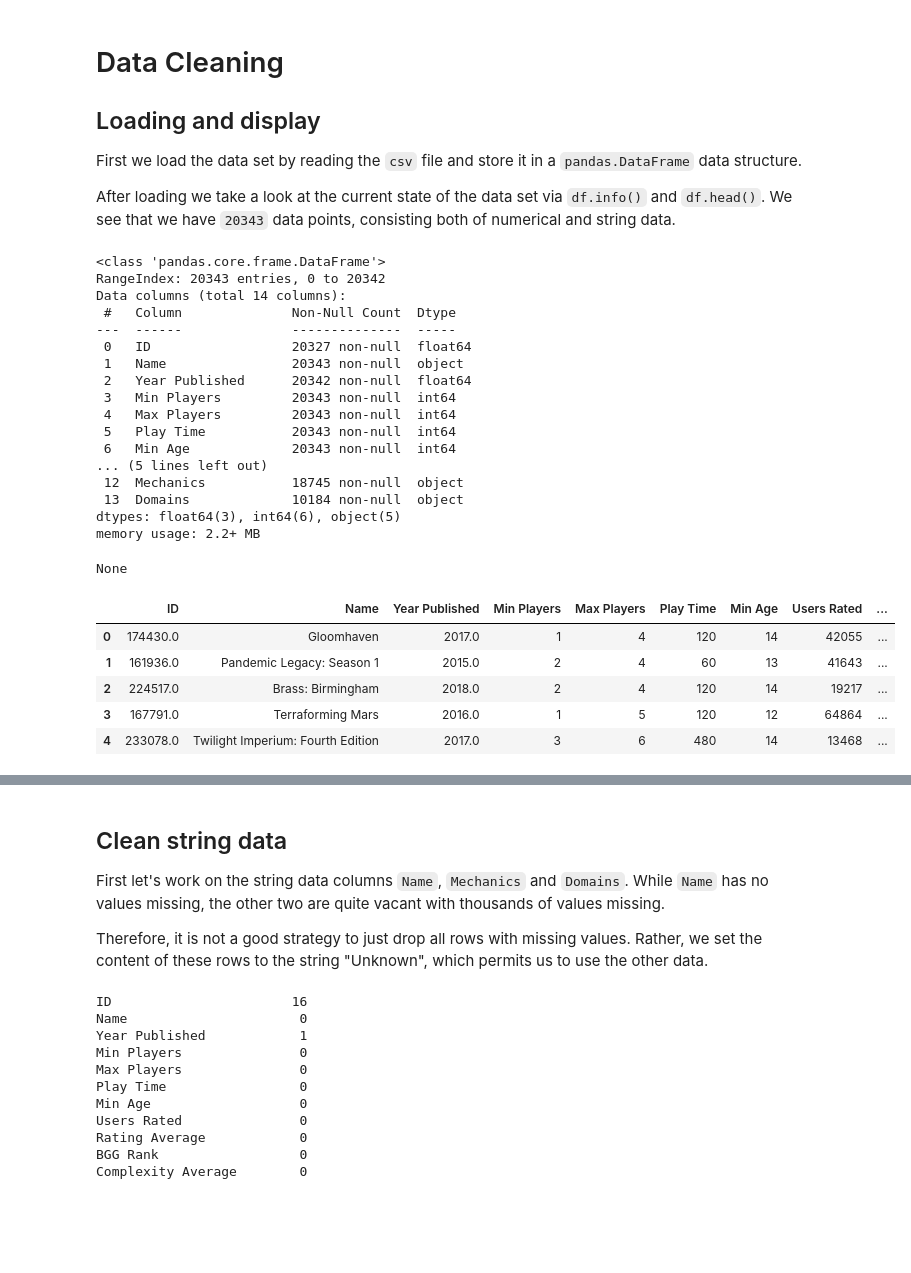
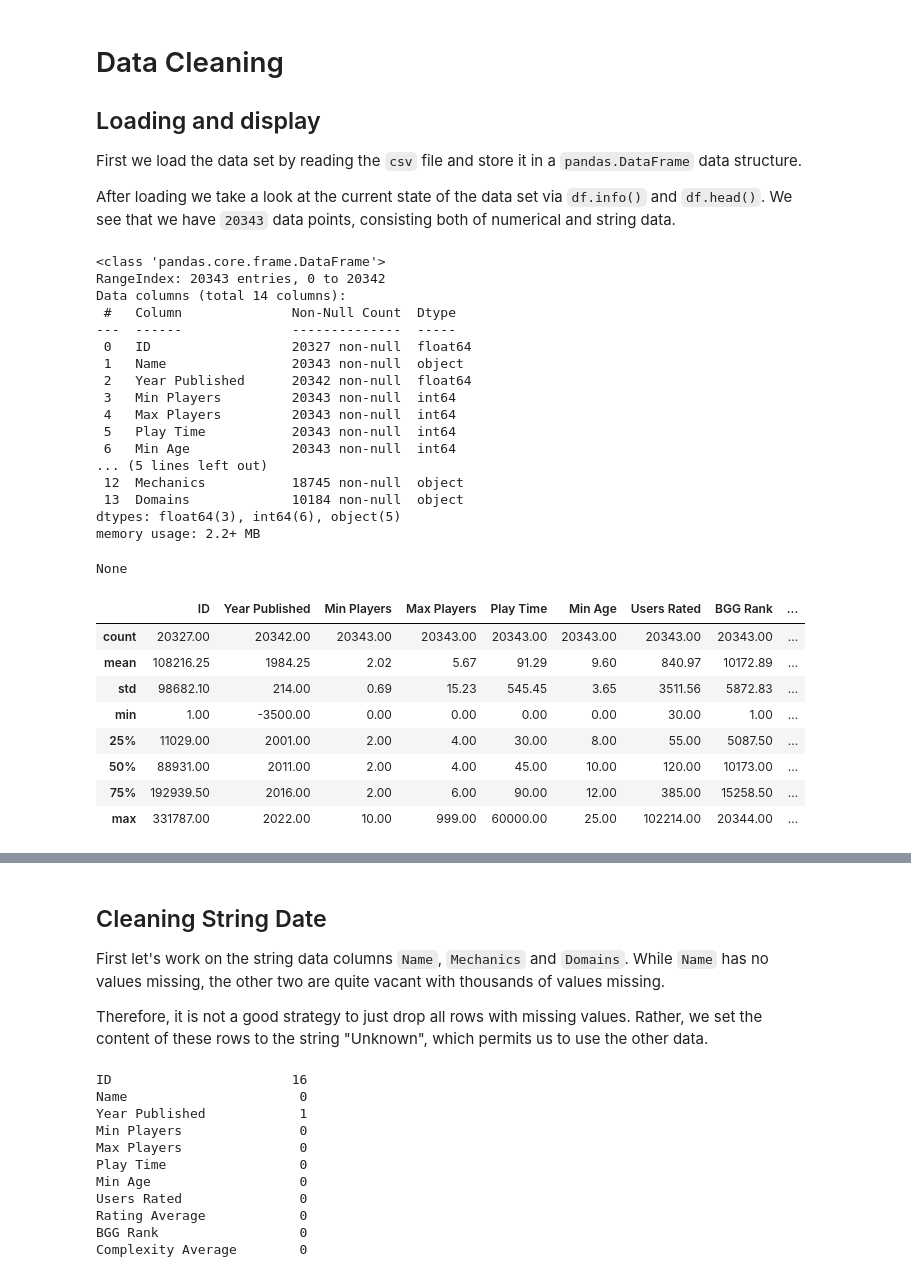
Before and after one commit to AlexanderAdel/dopp-board-games, a Jupyter notebook: jupyter-notebook.ipynb, the cells around one changed output, grey strips where cells are left out. Saved outputs shown, nothing was run; the diff lists cells and outputs as text; code cells hidden in the pictures; blank space fills up the shorter version.

```diff
--- a/jupyter-notebook.ipynb
+++ b/jupyter-notebook.ipynb
@@ -39,32 +77,36 @@ After loading we take a look at the current state of the data set via `df.info()
 # %%
 # Load data set
 df = pd.read_csv("data/bgg_dataset.csv", sep=";")
 
 # Display current data set
 display(df.info())
+display(df.describe())
 display(df.head())
 # %% [output]
 <class 'pandas.core.frame.DataFrame'>
 RangeIndex: 20343 entries, 0 to 20342
 Data columns (total 14 columns):
  #   Column              Non-Null Count  Dtype
 ---  ------              --------------  -----
  0   ID                  20327 non-null  float64
  1   Name                20343 non-null  object
  2   Year Published      20342 non-null  float64
  3   Min Players         20343 non-null  int64
  4   Max Players         20343 non-null  int64
  5   Play Time           20343 non-null  int64
  6   Min Age             20343 non-null  int64
 ... (5 lines left out)
  12  Mechanics           18745 non-null  object
  13  Domains             10184 non-null  object
 dtypes: float64(3), int64(6), object(5)
 memory usage: 2.2+ MB
 None
-|  | ID | Name | Year Published | Min Players | Max Players | Play Time | Min Age | Users Rated | ... |
-| 0 | 174430.0 | Gloomhaven | 2017.0 | 1 | 4 | 120 | 14 | 42055 | ... |
-| 1 | 161936.0 | Pandemic Legacy: Season 1 | 2015.0 | 2 | 4 | 60 | 13 | 41643 | ... |
-| 2 | 224517.0 | Brass: Birmingham | 2018.0 | 2 | 4 | 120 | 14 | 19217 | ... |
-| 3 | 167791.0 | Terraforming Mars | 2016.0 | 1 | 5 | 120 | 12 | 64864 | ... |
-| 4 | 233078.0 | Twilight Imperium: Fourth Edition | 2017.0 | 3 | 6 | 480 | 14 | 13468 | ... |
+|  | ID | Year Published | Min Players | Max Players | Play Time | Min Age | Users Rated | BGG Rank | ... |
+| count | 20327.00 | 20342.00 | 20343.00 | 20343.00 | 20343.00 | 20343.00 | 20343.00 | 20343.00 | ... |
+| mean | 108216.25 | 1984.25 | 2.02 | 5.67 | 91.29 | 9.60 | 840.97 | 10172.89 | ... |
+| std | 98682.10 | 214.00 | 0.69 | 15.23 | 545.45 | 3.65 | 3511.56 | 5872.83 | ... |
+| min | 1.00 | -3500.00 | 0.00 | 0.00 | 0.00 | 0.00 | 30.00 | 1.00 | ... |
+| 25% | 11029.00 | 2001.00 | 2.00 | 4.00 | 30.00 | 8.00 | 55.00 | 5087.50 | ... |
+| 50% | 88931.00 | 2011.00 | 2.00 | 4.00 | 45.00 | 10.00 | 120.00 | 10173.00 | ... |
+| 75% | 192939.50 | 2016.00 | 2.00 | 6.00 | 90.00 | 12.00 | 385.00 | 15258.50 | ... |
+| max | 331787.00 | 2022.00 | 10.00 | 999.00 | 60000.00 | 25.00 | 102214.00 | 20344.00 | ... |
@@ -71,5 +119,5 @@ None
 # %% [markdown]
-## Clean string data
+## Cleaning String Date
 
 First let's work on the string data columns `Name`, `Mechanics` and `Domains`. While `Name` has no values missing, the other two are quite vacant with thousands of values missing.
 
```
Also changed, not shown: parts of 79 cells of this notebook, 12 other files.
